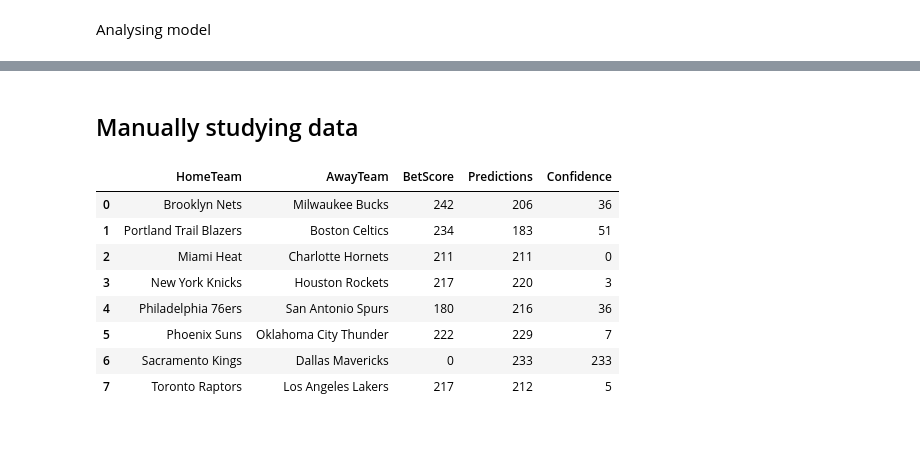
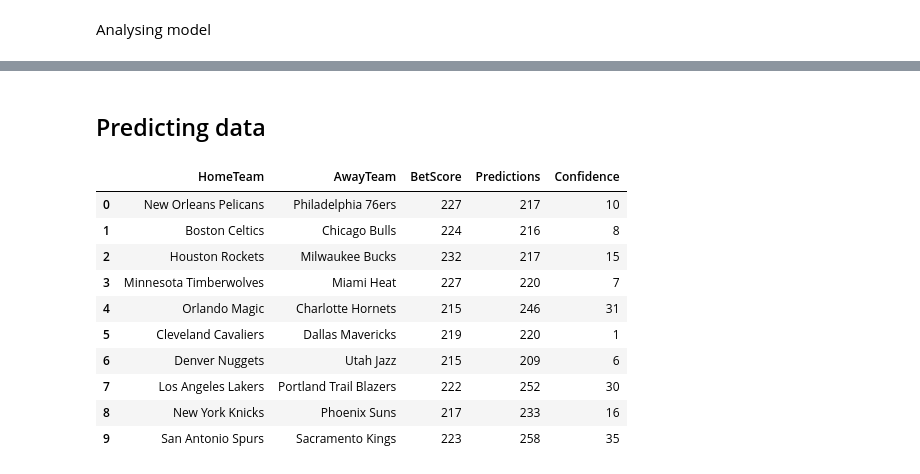
Before and after one commit to darioWorknet/NBA_stats, a Jupyter notebook: one_hot_encoding.ipynb, the cells around one changed output, grey strips where cells are left out. Cells and saved outputs as stored; diff of their text form; code cells hidden in the pictures; blank space fills up the shorter version.

```diff
--- a/one_hot_encoding.ipynb
+++ b/one_hot_encoding.ipynb
@@ -134,17 +162,24 @@ if training: # Train the model
     # Create you neural net
     from keras.models import Sequential
     from keras.layers import Dense
+
+    # Model parameters
+    input_dim = X.shape[1]
+    out_size = y.shape[1]
+
+    # Model creation
     model = Sequential()
-    model.add(Dense(200, input_dim=6, activation='relu')) # 14
-    # model.add(Dense(16, activation='relu'))
-    model.add(Dense(150, activation='relu'))
+    model.add(Dense(200, input_dim=input_dim, activation='relu')) # 14
+    model.add(Dense(160, activation='selu'))
+    model.add(Dense(150, activation='selu'))
     model.add(Dense(120, activation='relu'))
-    model.add(Dense(98, activation='sigmoid'))
+    model.add(Dense(out_size, activation='sigmoid'))
+    model.compile(loss="categorical_crossentropy", optimizer='adam', metrics=['accuracy'])
 
-    model.compile(loss='binary_crossentropy', optimizer='adam', metrics=['accuracy'])
-    # Train model
-    model.fit(X_norm, y, epochs=1400, batch_size=50, shuffle=True, verbose=2)
+    # Model training
+    model.fit(X_norm, y, epochs=200, batch_size=10, shuffle=True, verbose=2)
+
     # Store model
-    model.save('./models/{}'.format(today))
+    model.save('./models/OHE/{}'.format(today))
 else: # Get stored model
-    model = keras.models.load_model('./models'.format(today))
+    model = keras.models.load_model('./models/OHE'.format(today))
@@ -171,42 +217,46 @@ if training:
 # %% [markdown]
-## Manually studying data
+## Predicting data
 # %%
 future_games = [
-    ['BKN', 'MIL', 242],
-    ['POR', 'BOS', 234],
-    ['MIA', 'CHA', 211],
-    ['NY', 'HOU', 217],
-    ['PHI', 'SA', 180],
-    ['PHX', 'OKC', 222],
-    ['SAC', 'DAL', 0],
-    ['TOR', 'LAL', 217],
+    ['NO', 'PHI', 227],
+    ['BOS', 'CHI', 224],
+    ['HOU', 'MIL', 232],
+    ['MIN', 'MIA', 227],
+    ['ORL', 'CHA', 215],
+    ['CLE', 'DAL', 219],
+    ['DEN', 'UTA', 215],
+    ['LAL', 'POR', 222],
+    ['NY', 'PHX', 217],
+    ['SA', 'SAC', 223],
 ]
 
 new_games = pd.DataFrame(columns = ['HomeTeam', 'AwayTeam', 'BetScore'])
 
 for game in future_games:
     home_team = resources.teams.conversion_dict[game[0]]
     away_team = resources.teams.conversion_dict[game[1]]
     game = [home_team, away_team, game[2]]
     resources.df_helper.append_row(new_games, game)
 
 today_games = replace_teams(new_games, stats_df)
 today_games_norm = x_scaler.transform(today_games)
 
 predictions = model.predict(today_games_norm)
 decoded_predictions = ohe.inverse_transform(predictions)
 
 new_games['Predictions'] = decoded_predictions
 new_games['Confidence'] = abs(new_games['BetScore'] - new_games['Predictions'])
 
 new_games
 # %% [output]
 |  | HomeTeam | AwayTeam | BetScore | Predictions | Confidence |
-| 0 | Brooklyn Nets | Milwaukee Bucks | 242 | 206 | 36 |
-| 1 | Portland Trail Blazers | Boston Celtics | 234 | 183 | 51 |
-| 2 | Miami Heat | Charlotte Hornets | 211 | 211 | 0 |
-| 3 | New York Knicks | Houston Rockets | 217 | 220 | 3 |
-| 4 | Philadelphia 76ers | San Antonio Spurs | 180 | 216 | 36 |
-| 5 | Phoenix Suns | Oklahoma City Thunder | 222 | 229 | 7 |
-| 6 | Sacramento Kings | Dallas Mavericks | 0 | 233 | 233 |
-| 7 | Toronto Raptors | Los Angeles Lakers | 217 | 212 | 5 |
+| 0 | New Orleans Pelicans | Philadelphia 76ers | 227 | 217 | 10 |
+| 1 | Boston Celtics | Chicago Bulls | 224 | 216 | 8 |
+| 2 | Houston Rockets | Milwaukee Bucks | 232 | 217 | 15 |
+| 3 | Minnesota Timberwolves | Miami Heat | 227 | 220 | 7 |
+| 4 | Orlando Magic | Charlotte Hornets | 215 | 246 | 31 |
+| 5 | Cleveland Cavaliers | Dallas Mavericks | 219 | 220 | 1 |
+| 6 | Denver Nuggets | Utah Jazz | 215 | 209 | 6 |
+| 7 | Los Angeles Lakers | Portland Trail Blazers | 222 | 252 | 30 |
+| 8 | New York Knicks | Phoenix Suns | 217 | 233 | 16 |
+| 9 | San Antonio Spurs | Sacramento Kings | 223 | 258 | 35 |
```
Also changed, not shown: parts of 8 cells of this notebook.
